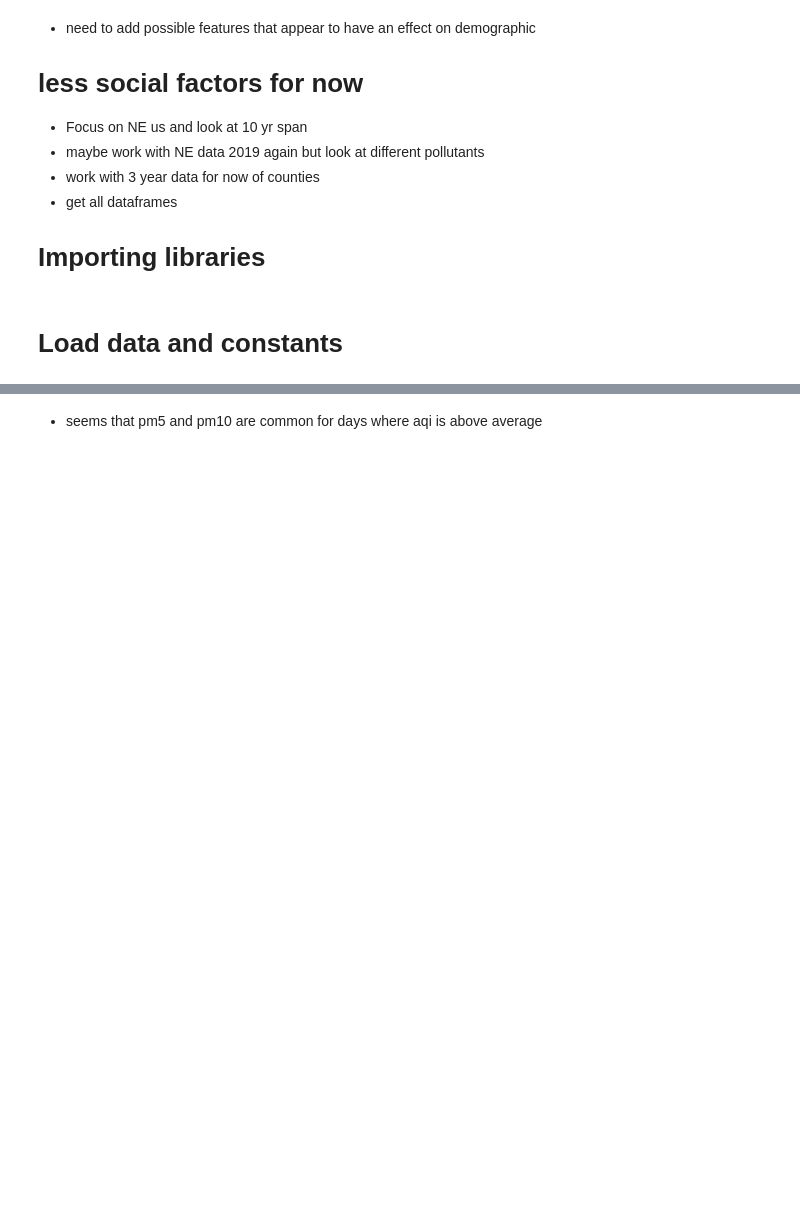
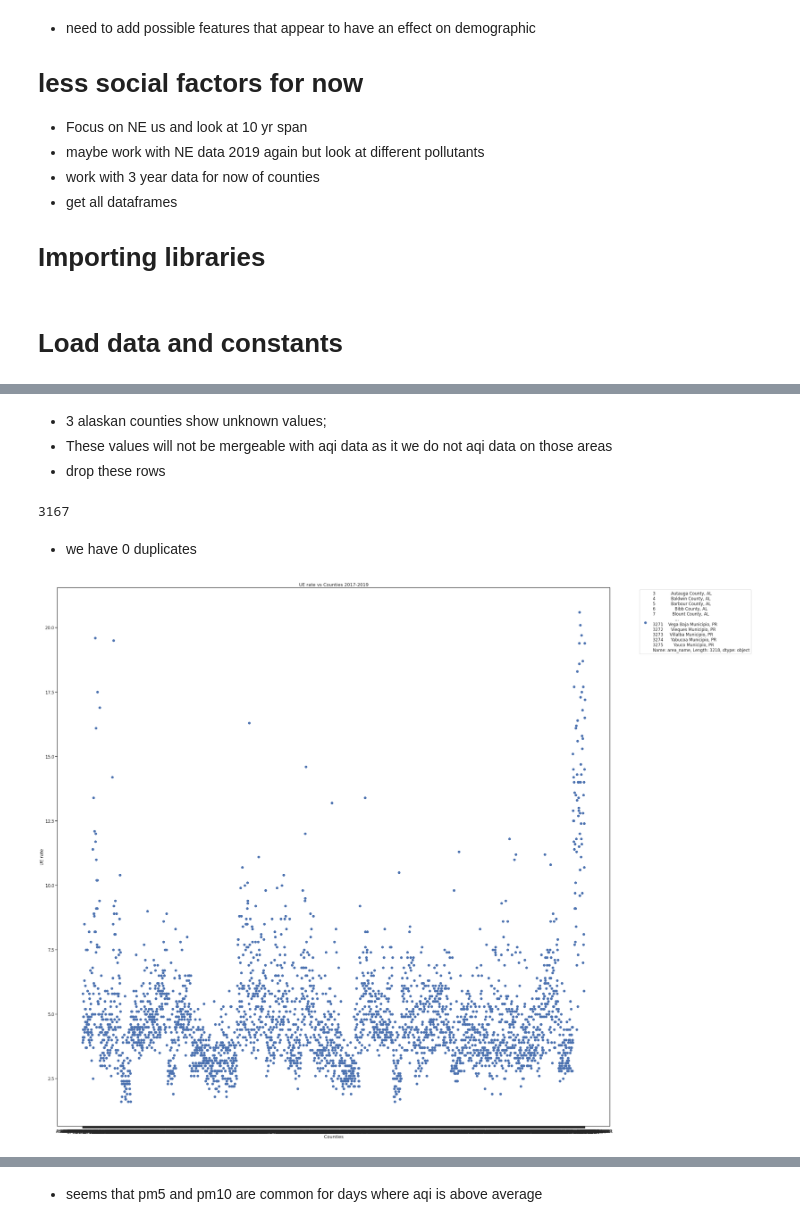
Before and after one commit to willkchan/Pollution-Forecast, a Jupyter notebook: src/preparation/Data_Wrangling7.ipynb, the cells around one changed output, grey strips where cells are left out. Cells and saved outputs as stored; diff of their text form; code cells hidden in the pictures; blank space fills up the shorter version.

Commit message:
cleaning unemployment data

```diff
--- a/src/preparation/Data_Wrangling7.ipynb
+++ b/src/preparation/Data_Wrangling7.ipynb
@@ -55,0 +68,8 @@ def remove_col(df, col_name):
+# %%
+display(unemployment)
+unemployment2017_2019 = unemployment[4:]
+unemployment2017_2019.reset_index(drop=True, inplace=True)
+unemployment_header = unemployment2017_2019.iloc[0, :].values
+unemployment2017_2019.columns = unemployment_header
+unemployment2017_2019 = unemployment2017_2019.drop([0])
+display(unemployment2017_2019)
@@ -55,0 +106,8 @@ def remove_col(df, col_name):
+# %%
+# used to remove other year data to keep only 2017-2019
+display(unemployment2017_2019.columns)
+cols_to_remove = unemployment2017_2019.iloc[:, 3:74].columns
+unemployment2017_2019 = remove_col(unemployment2017_2019, cols_to_remove)
+
+unemployment_rates_2017_2019 = unemployment2017_2019.iloc[:, [1,2,6, 10, 14]]
+display(unemployment_rates_2017_2019)
@@ -55,0 +148,16 @@ def remove_col(df, col_name):
+# %%
+# Retain only counties and not regions / individual state
+
+UE_counties = unemployment_rates_2017_2019['area_name'].str.contains(',')
+UE_county_rate = unemployment_rates_2017_2019.loc[UE_counties]
+# %%
+# check for missing values and dupes
+
+display(UE_county_rate.isnull().sum())
+display(UE_county_rate.loc[UE_county_rate.isnull().any(axis=1)])
+
+daily_aqi_by_county_2018.loc[daily_aqi_by_county_2018['State Name'].str.contains('Alaska') & daily_aqi_by_county_2018['county Name'].str.contains('Prince')]
+daily_aqi_by_county_2018.loc[daily_aqi_by_county_2018['State Name'].str.contains('Alaska') & daily_aqi_by_county_2018['county Name'].str.contains('Skagway')]
+daily_aqi_by_county_2018.loc[daily_aqi_by_county_2018['State Name'].str.contains('Alaska') & daily_aqi_by_county_2018['county Name'].str.contains('Wrangell')]
+
+UE_county_rate.dropna(inplace=True)
@@ -55,0 +185,25 @@ def remove_col(df, col_name):
+# %% [markdown]
+* 3 alaskan counties show unknown values;
+* These values will not be mergeable with aqi data as it we do not aqi data on those areas
+* drop these rows
+# %%
+# check if have any duplicate value
+UE_county_rate['area_name'].duplicated().sum()
+# %% [output]
+3167
+# %% [markdown]
+* we have 0 duplicates
+# %%
+# now to explore unemployment rate df
+UE_county_rate
+fig, ax = plt.subplots(figsize=(40,40))
+
+plt.title('UE rate vs Counties 2017-2019')
+plt.xlabel('Counties')
+plt.ylabel('UE rate')
+ax.scatter(UE_county_rate['area_name'], UE_county_rate['Unemployment_rate_2017'], label=UE_county_rate['area_name'])
+
+ax.legend(bbox_to_anchor=(1.05,1))
+plt.show()
+# %% [output]
+[figure, added]
```
Also changed, not shown: parts of 20 cells of this notebook, 1 other file.
